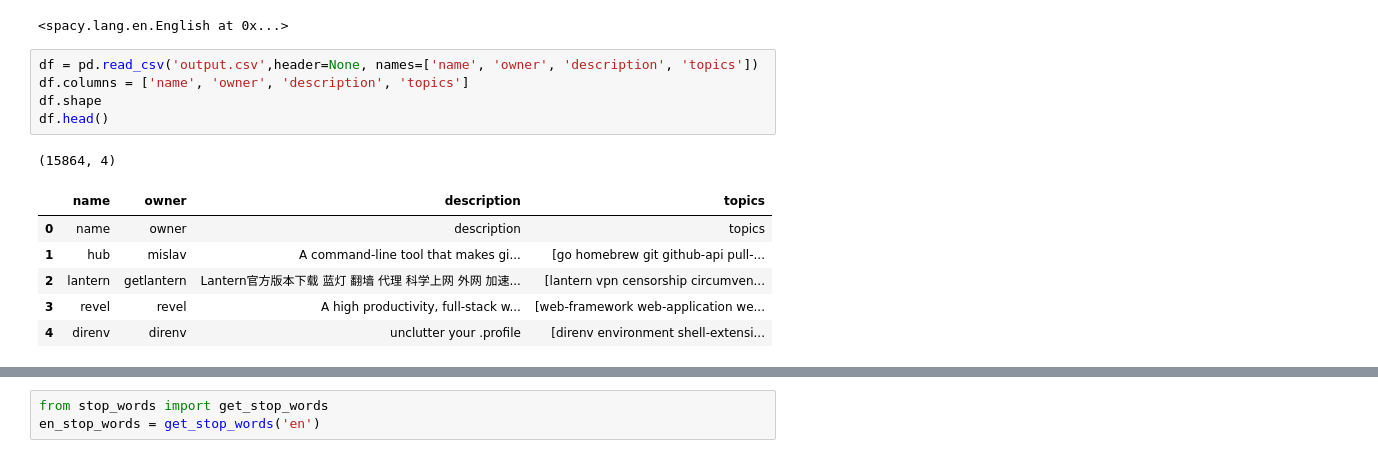
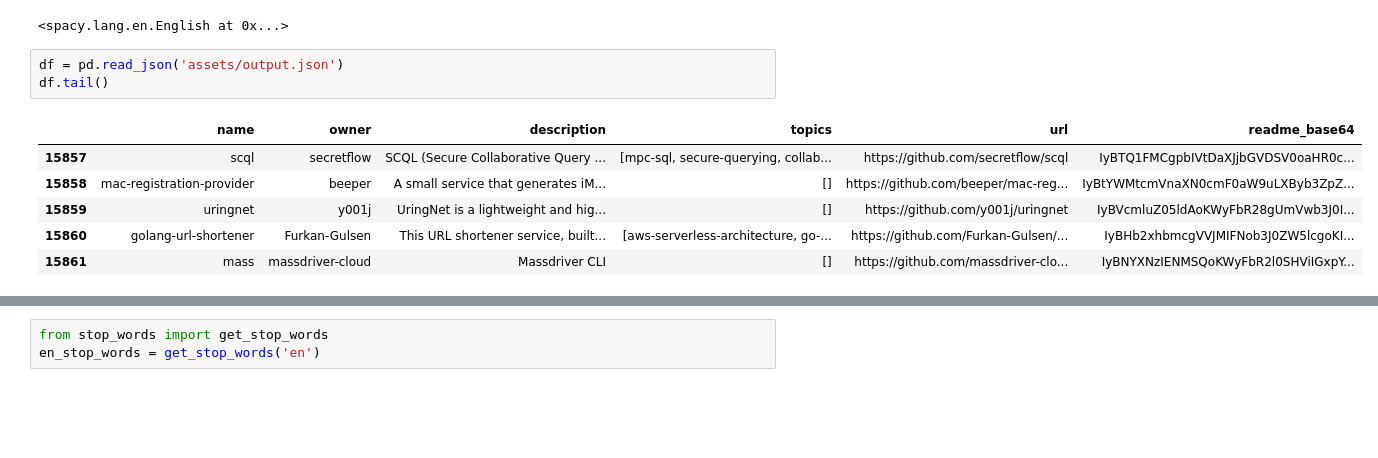
Before and after one commit to jubenitezg/Go-Clone-Thesis, a Jupyter notebook: topic-analysis/lda/lda.ipynb, the cells around one changed output, grey strips where cells are left out. Cells and saved outputs as stored; diff of their text form; blank space fills up the shorter version.

Commit message:
wip: lda topic analysis for readmes

```diff
--- a/topic-analysis/lda/lda.ipynb
+++ b/topic-analysis/lda/lda.ipynb
@@ -14,15 +14,12 @@ parser = English()
 # %% [output]
 <spacy.lang.en.English at 0x...>
 # %%
-df = pd.read_csv('output.csv',header=None, names=['name', 'owner', 'description', 'topics'])
-df.columns = ['name', 'owner', 'description', 'topics']
-df.shape
-df.head()
+df = pd.read_json('assets/output.json')
+df.tail()
 # %% [output]
-(15864, 4)
-|  | name | owner | description | topics |
-| 0 | name | owner | description | topics |
-| 1 | hub | mislav | A command-line tool that makes gi... | [go homebrew git github-api pull-... |
-| 2 | lantern | getlantern | Lantern官方版本下载 蓝灯 翻墙 代理 科学上网 外网 加速... | [lantern vpn censorship circumven... |
-| 3 | revel | revel | A high productivity, full-stack w... | [web-framework web-application we... |
-| 4 | direnv | direnv | unclutter your .profile | [direnv environment shell-extensi... |
+|  | name | owner | description | topics | url | readme_base64 |
+| 15857 | scql | secretflow | SCQL (Secure Collaborative Query ... | [mpc-sql, secure-querying, collab... | https://github.com/secretflow/scql | IyBTQ1FMCgpbIVtDaXJjbGVDSV0oaHR0c... |
+| 15858 | mac-registration-provider | beeper | A small service that generates iM... | [] | https://github.com/beeper/mac-reg... | IyBtYWMtcmVnaXN0cmF0aW9uLXByb3ZpZ... |
+| 15859 | uringnet | y001j | UringNet is a lightweight and hig... | [] | https://github.com/y001j/uringnet | IyBVcmluZ05ldAoKWyFbR28gUmVwb3J0I... |
+| 15860 | golang-url-shortener | Furkan-Gulsen | This URL shortener service, built... | [aws-serverless-architecture, go-... | https://github.com/Furkan-Gulsen/... | IyBHb2xhbmcgVVJMIFNob3J0ZW5lcgoKI... |
+| 15861 | mass | massdriver-cloud | Massdriver CLI | [] | https://github.com/massdriver-clo... | IyBNYXNzIENMSQoKWyFbR2l0SHViIGxpY... |
```
Also changed, not shown: parts of 14 cells of this notebook, 2 other files.
